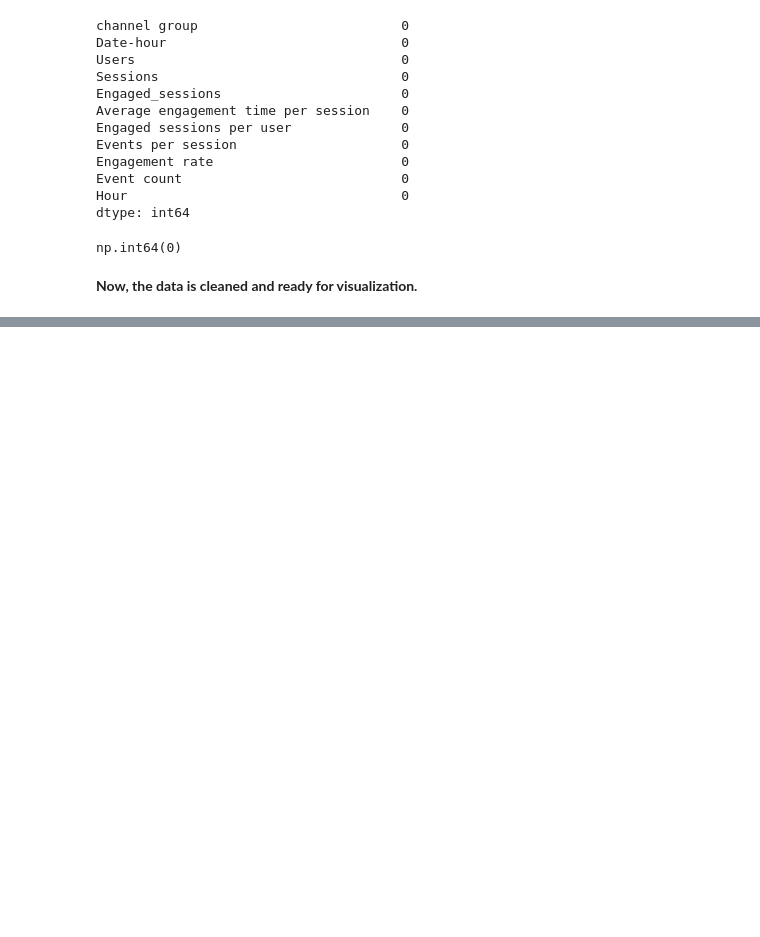
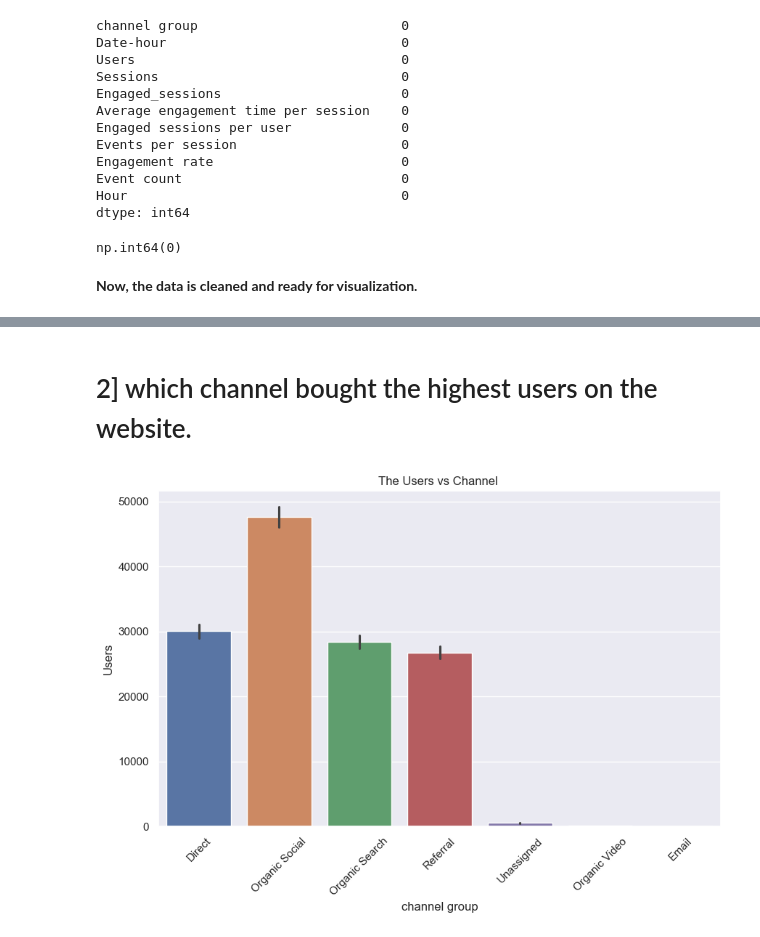
Before and after one commit to Satyajeet745/Website_Analysis_project, a Jupyter notebook: Website Analysis.ipynb, the cells around one changed output, grey strips where cells are left out. Drawn from its saved outputs; the diff is of its cells as text; code cells hidden in the pictures; blank space fills up the shorter version.

Commit message:
Update website analysis project

```diff
--- a/Website Analysis.ipynb
+++ b/Website Analysis.ipynb
@@ -118,0 +168,10 @@ np.int64(0)
+# %% [markdown]
+# 2] which channel bought the highest users on the website.
+# %%
+plt.figure(figsize=(10,6))
+sns.barplot(x="channel group",y="Users",data=df,estimator=np.sum,hue="channel group")
+plt.title("The Users vs Channel ")
+plt.xticks(rotation=45)
+plt.show()
+# %% [output]
+[figure, added]
```
Also changed, not shown: parts of 12 cells of this notebook.
